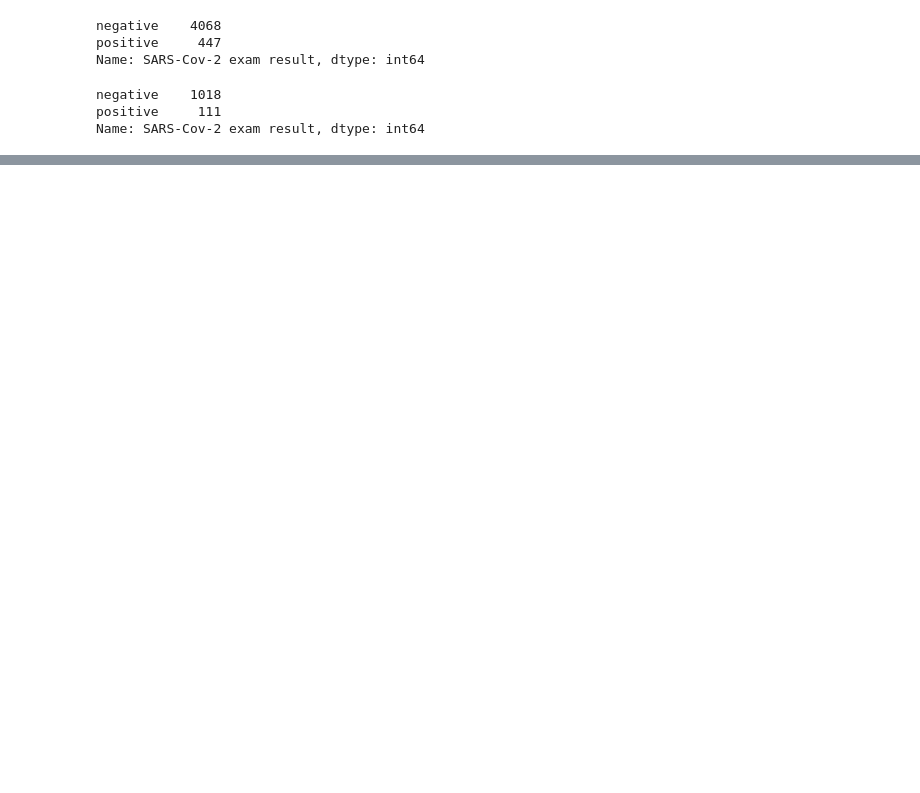
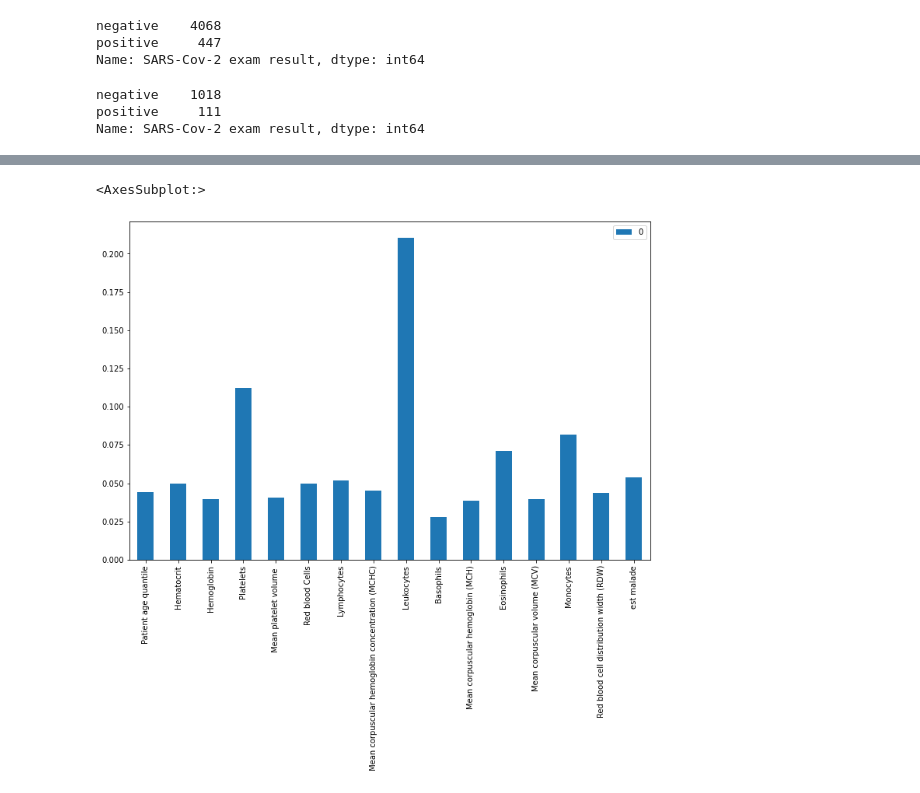
Before and after one commit to khaoulakhaled96/pfs-dataset, a Jupyter notebook: pre-traitement.ipynb, the cells around one changed output, grey strips where cells are left out. Drawn from its saved outputs; the diff is of its cells as text; code cells hidden in the pictures; blank space fills up the shorter version.

```diff
--- a/pre-traitement.ipynb
+++ b/pre-traitement.ipynb
@@ -159,0 +151,4 @@ Series([], Name: SARS-Cov-2 exam result, dtype: int64)
+# %%
+def imputation(dataset):
+    dataset = dataset.dropna(axis=0)
+    return  dataset
@@ -159,0 +159,15 @@ Series([], Name: SARS-Cov-2 exam result, dtype: int64)
+# %%
+def preprocessing(dataset):
+
+    dataset = encodage(dataset)
+    dataset = feature_engineering(dataset)
+    dataset = imputation(dataset)
+
+    X = dataset.drop('SARS-Cov-2 exam result', axis=1)
+    y = dataset['SARS-Cov-2 exam result']
+
+    print(y.value_counts())
+
+    return X, y
+# %%
+X_train, y_train = preprocessing(trainset)
@@ -159,0 +322,5 @@ Series([], Name: SARS-Cov-2 exam result, dtype: int64)
+# %%
+pd.DataFrame(model_1.feature_importances_, index=X_train.columns).plot.bar(figsize=(12, 8))
+# %% [output]
+<AxesSubplot:>
+[figure, added]
```
Also changed, not shown: parts of 59 cells of this notebook.
